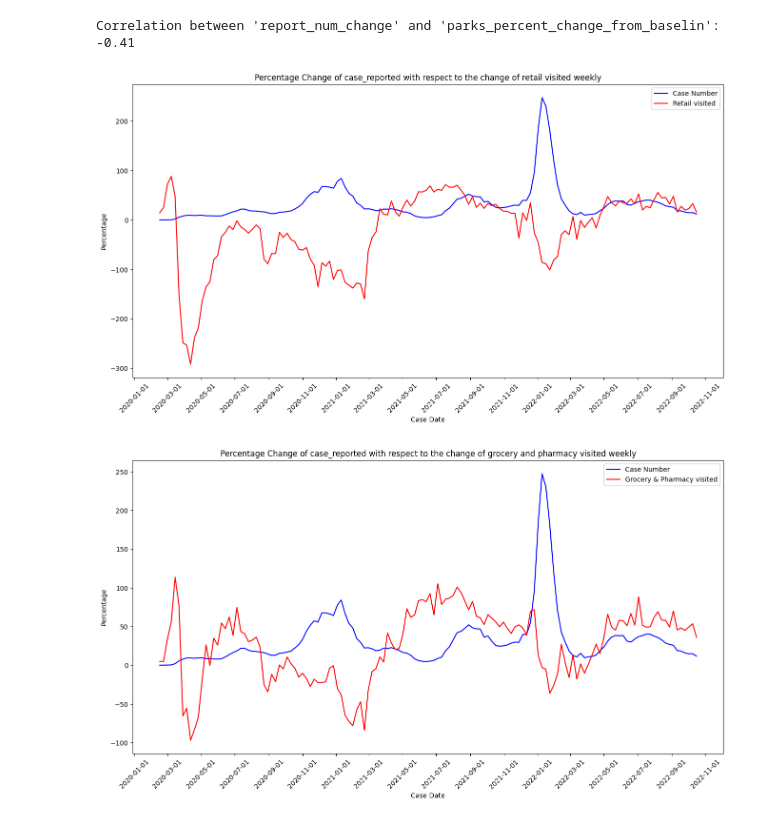
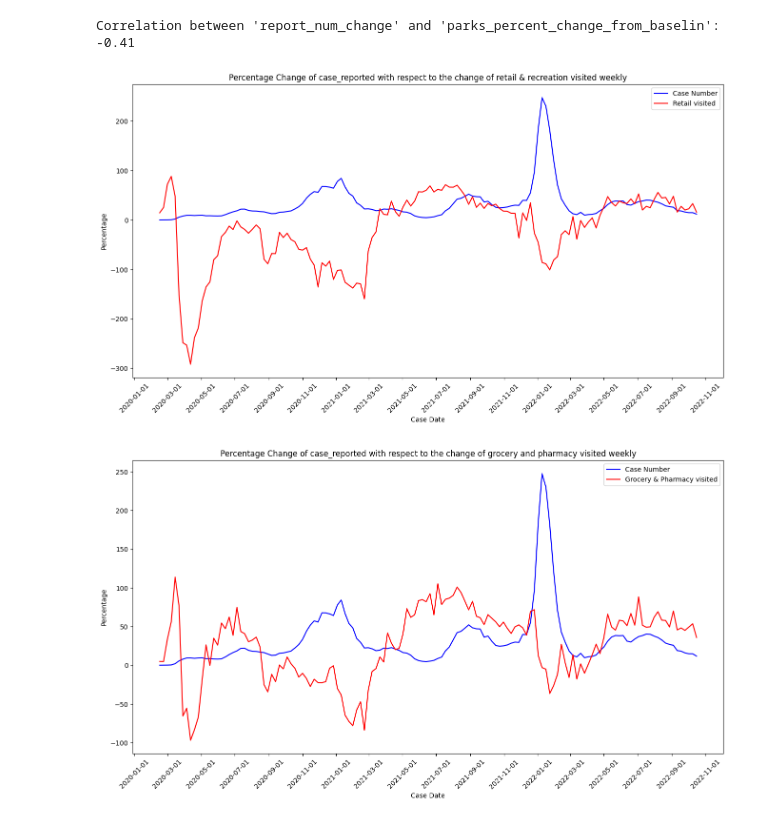
Before and after one commit to suker0723/Relationship-Between-COVID-19-and-Human-Behavior, a Jupyter notebook: Mobility Report/Covid Mobility Plot.ipynb, the cells around one changed output. Cells and saved outputs as stored; diff of their text form; code cells hidden in the pictures.

```diff
--- a/Mobility Report/Covid Mobility Plot.ipynb
+++ b/Mobility Report/Covid Mobility Plot.ipynb
@@ -4,7 +4,7 @@ import matplotlib.pyplot as plt
 import matplotlib.dates as mdates
 
 # Read the CSV file
-file_path = 'D:\Relationship-Between-COVID-19-and-Human-Behavior\Covid_joined_data.csv'
+file_path = 'E:\\Mobility Covid\\Covid_joined_data.csv'
 data = pd.read_csv(file_path)
 data['case_dt'] = pd.to_datetime(data['case_dt'], format='%Y/%m/%d')
 plt.figure(figsize=(16, 8))
@@ -15,7 +15,6 @@ bar_data = data[['case_dt', 'Report_dt']]
 plt.bar(bar_data['case_dt'], bar_data['Report_dt'], color='lightblue', alpha=0.8)
 
 # Set labels and titles
-
 plt.xlabel('Case Date')
 plt.ylabel('Report Date')
 plt.title('Report Date during COVID-19')
@@ -132,52 +106,30 @@ Correlation between 'report_num_change' and 'parks_percent_change_from_baselin':
 # %%
 # Read the CSV file and parse the date
 data = pd.read_csv(file_path)
 data['case_dt'] = pd.to_datetime(data['case_dt'], format='%Y/%m/%d')
-
-# Set the 'case_dt' column as the index
 data.set_index('case_dt', inplace=True)
 
-# Calculate the weekly sum of 'Report_dt' and 'retails_percent_change_from_baselin' values
 weekly_data = data[['Report_dt', 'retail_and_recreation_percent_change_from_baseline']].resample('W').sum()
-
-# Calculate the percentage change in the weekly 'Report_dt' values with respect to the first week
 weekly_data['report_num_change'] = (weekly_data['Report_dt'] / weekly_data['Report_dt'].iloc[0] - 1) /100
-
-# Reset the index
 weekly_data = weekly_data.reset_index()
 
-# Set the figure size
 plt.figure(figsize=(16, 8))
-
-# Plot the weekly percentage change of 'Report_dt'
 plt.plot(weekly_data['case_dt'], weekly_data['report_num_change'], label='Case Number', color='blue')
-
-# Plot the weekly sum of 'parks_percent_change_from_baselin'
 plt.plot(weekly_data['case_dt'], weekly_data['retail_and_recreation_percent_change_from_baseline'], label='Retail visited', color='red')
 
-# Set the x-axis label
 plt.xlabel('Case Date')
+plt.ylabel('Percentage')
+plt.title('Percentage Change of case_reported with respect to the change of retail & recreation visited weekly')
 
-# Set the y-axis label
-plt.ylabel('Percentage')
-
-# Set the title
-plt.title('Percentage Change of case_reported with respect to the change of retail visited weekly')
-
-# Format x-axis tick labels for every 3 months
+# Format x-axis tick labels for every 2 months
 plt.gca().xaxis.set_major_locator(mdates.MonthLocator(interval=2))
 plt.gca().xaxis.set_major_formatter(mdates.DateFormatter('%Y-%m-%d'))
 
-# Rotate x-axis labels
 plt.xticks(rotation=45)
-
-# Add a legend
 plt.legend()
-
-# Show the plot
 plt.show()
 # %% [output]
-[figure, old version]
+[figure, new version]
 # %%
 # Read the CSV file and parse the date
 data = pd.read_csv(file_path)
```
Also changed, not shown: parts of 13 cells of this notebook, 1 other file.
